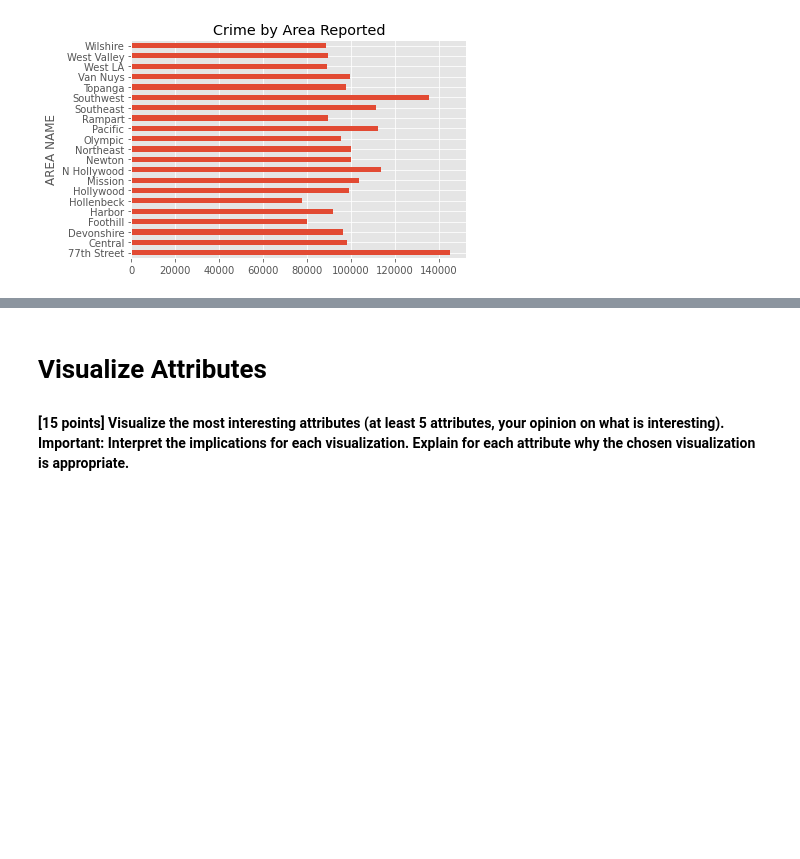
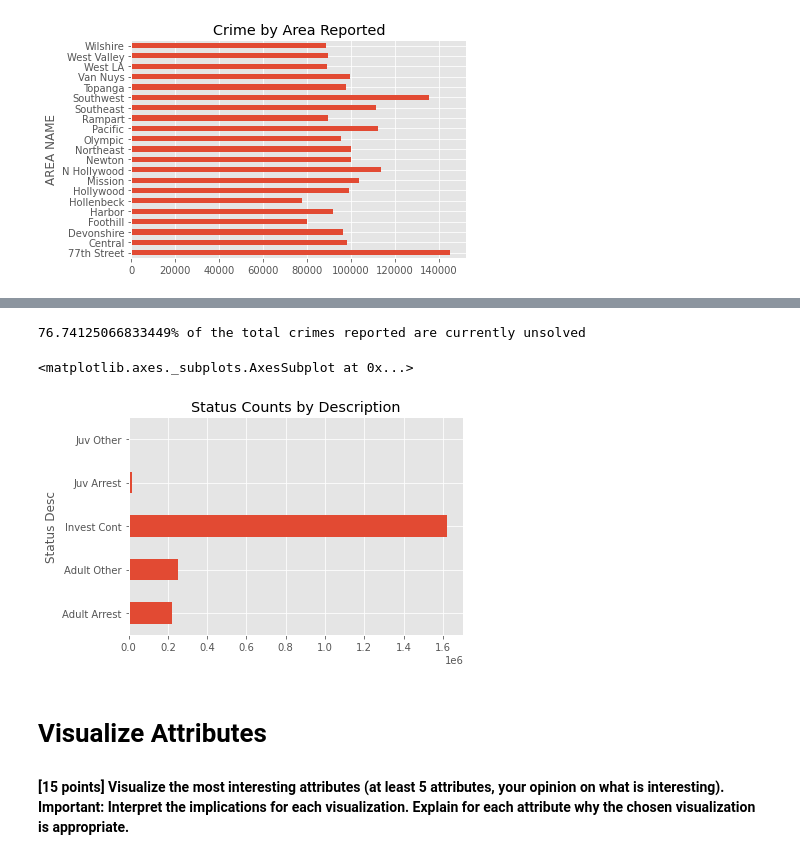
Before and after one commit to julia-codes/MSDS-ML1-VisualizationAndDataProcessing, a Jupyter notebook: Lab1_VisualizationAndDataPreprocessing.ipynb, the cells around one changed output, grey strips where cells are left out. Drawn from its saved outputs; the diff is of its cells as text; code cells hidden in the pictures; blank space fills up the shorter version.

```diff
--- a/Lab1_VisualizationAndDataPreprocessing.ipynb
+++ b/Lab1_VisualizationAndDataPreprocessing.ipynb
@@ -1219,3 +1248,17 @@ area_crime_count.plot.barh(title= 'Crime by Area Reported')
+# %%
+#count the number of unsolved cases in a status unsolved
+totalUnsolved = sum(df['Status'] == "IC")
+percentageUnsolved = (totalUnsolved / totalSizeOfRows) * 100
+print(str(percentageUnsolved)+"% of the total crimes reported are currently unsolved")
+# %% [output]
+76.74125066833449% of the total crimes reported are currently unsolved
+# %%
+df_area = df.groupby(by=['Status Desc'])
+area_crime_count = df_area['Status Desc'].count()
+area_crime_count.plot.barh(title= 'Status Counts by Description')
+# %% [output]
+<matplotlib.axes._subplots.AxesSubplot at 0x...>
+[figure, added]
 # %% [markdown]
 # Visualize Attributes
 #### [15 points] Visualize the most interesting attributes (at least 5 attributes, your opinion on what is interesting). Important: Interpret the implications for each visualization. Explain for each attribute why the chosen visualization is appropriate.
```
Also changed, not shown: parts of 18 cells of this notebook.
